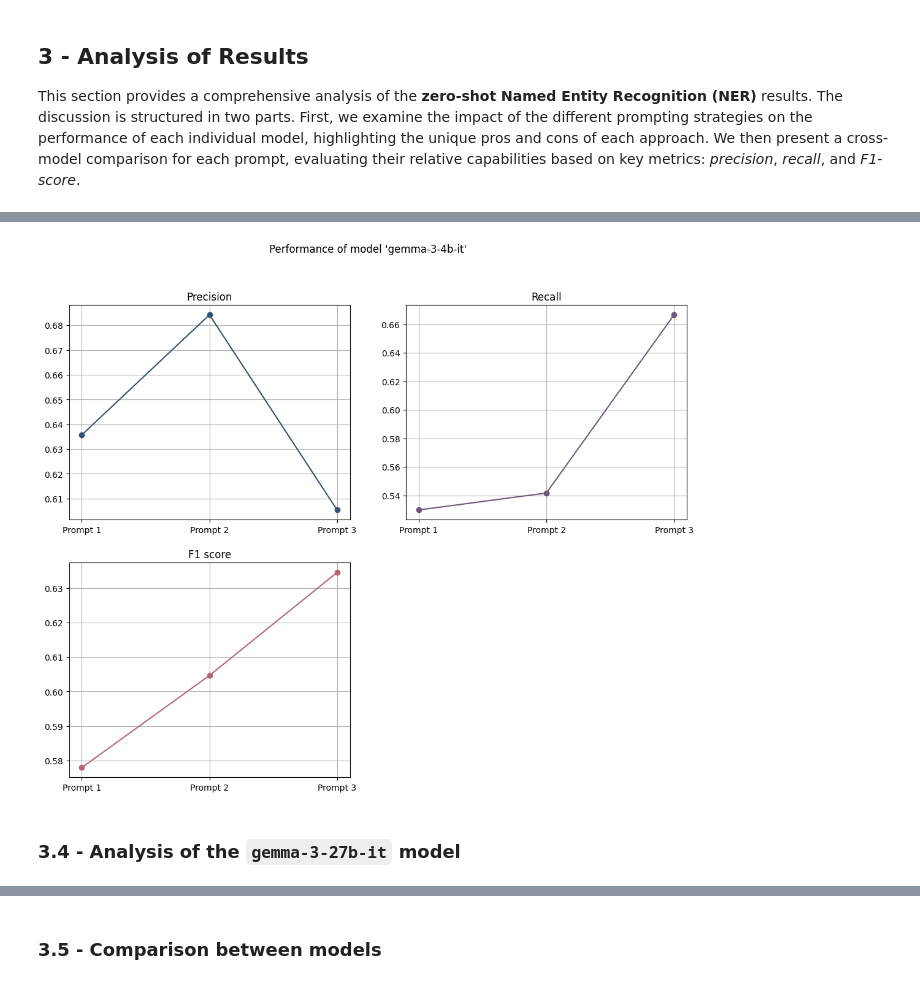
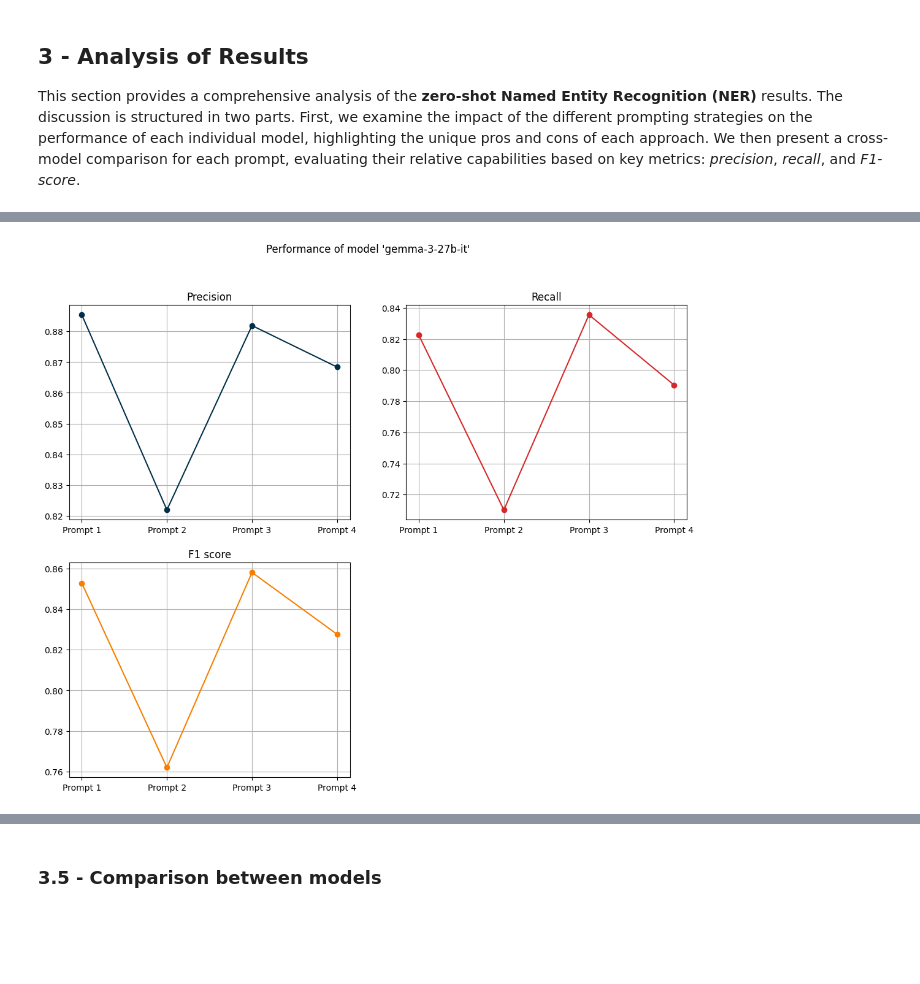
Before and after one commit to FrancescoChemello/Natural-Language-Processing-Project, a Jupyter notebook: src/NER.ipynb, the cells around one changed output, grey strips where cells are left out. Drawn from its saved outputs; the diff is of its cells as text; code cells hidden in the pictures; blank space fills up the shorter version.

```diff
--- a/src/NER.ipynb
+++ b/src/NER.ipynb
@@ -534,7 +612,7 @@ def prompt_2(model, dataset_sentences_array, wordpair_sentence_label):
 """
 Prompt for NER task with a step-by-step guide
 """
-def prompt_3(model, dataset_sentences_array, wordpair_sentence_label):
+def prompt_4(model, dataset_sentences_array, wordpair_sentence_label):
   tp, fp, fn = 0, 0, 0
 
   progress_bar = tqdm(total=len(dataset_sentences_array))
@@ -640,6 +718,7 @@ model_list = ["gemini-2.0-flash", "gemini-2.0-flash-lite", "gemma-3-4b-it", "gem
 model_result = []
 
 for model in model_list:
+  print("---------------------\nTesting model `" + model + "`")
   # Call to the prompt 1
 
   values = prompt_1(model, dataset_sentences_array, wordpair_sentence_label)
@@ -651,7 +730,7 @@ for model in model_list:
   model_result.append(f1)
 
   # Print out the score
-  print("Results for prompt 1 with model " + model + ": ")
+  print("Results for prompt 1: ")
   print("Recall: ", recall)
   print("Precision: ", precision)
   print("F1: ", f1)
@@ -667,7 +746,7 @@ for model in model_list:
   model_result.append(f1)
 
   # Print out the score
-  print("Results for prompt 2 with model " + model + ": ")
+  print("Results for prompt 2: ")
   print("Recall: ", recall)
   print("Precision: ", precision)
   print("F1: ", f1)
@@ -683,10 +762,26 @@ for model in model_list:
   model_result.append(f1)
 
   # Print out the score
-  print("Results for prompt 3 with model " + model + ": ")
+  print("Results for prompt 3: ")
   print("Recall: ", recall)
   print("Precision: ", precision)
   print("F1: ", f1)
 
-  print("\n")
+  # Call to the prompt 4
+
+  tp, fp, fn = prompt_4(model, dataset_sentences_array, wordpair_sentence_label)
+  precision, recall, f1 = evaluation(tp, fp, fn)
+
+  # Add the results to the model_result array
+  model_result.append(precision)
+  model_result.append(recall)
+  model_result.append(f1)
+
+  # Print out the score
+  print("Results for prompt 4: ")
+  print("Recall: ", recall)
+  print("Precision: ", precision)
+  print("F1: ", f1)
+
+  print("---------------------\n")
 # %% [output]
@@ -822,27 +980,25 @@ plt.show()
 # %%
-x = np.array(["Prompt 1","Prompt 2","Prompt 3"])
+x = np.array(["Prompt 1","Prompt 2","Prompt 3", "Prompt 4"])
 
 plt.subplot(2, 2, 1)
-y = np.array(y_precision[6:9])
+y = np.array(y_precision[12:])
 plt.title("Precision")
-plt.plot(x,y, color='#355070', marker = 'o')
+plt.plot(x,y, color='#003049', marker = 'o')
 plt.grid()
 
 plt.subplot(2, 2, 2)
-y = np.array(y_recall[6:9])
+y = np.array(y_recall[12:])
 plt.title("Recall")
-plt.plot(x,y, color='#6d597a', marker = 'o')
+plt.plot(x,y, color='#d62828', marker = 'o')
 plt.grid()
 
 plt.subplot(2, 2, 3)
-y = np.array(y_f1_score[6:9])
+y = np.array(y_f1_score[12:])
 plt.title("F1 score")
-plt.plot(x,y, color='#b56576', marker = 'o')
+plt.plot(x,y, color='#f77f00', marker = 'o')
 plt.grid()
 
-plt.suptitle("Performance of model 'gemma-3-4b-it'")
+plt.suptitle("Performance of model 'gemma-3-27b-it'")
 plt.show()
 # %% [output]
-[figure, old version]
+[figure, new version]
-# %% [markdown]
-### 3.4 - Analysis of the **`gemma-3-27b-it`** model
```
Also changed, not shown: parts of 22 cells of this notebook.
